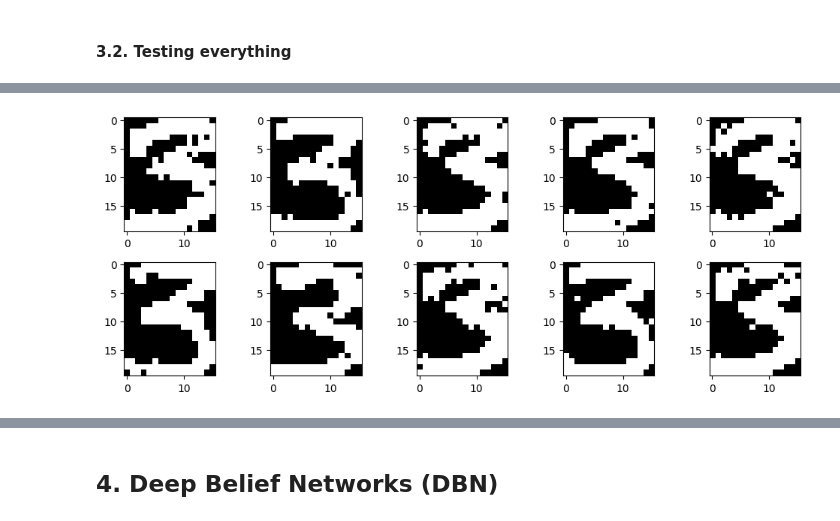
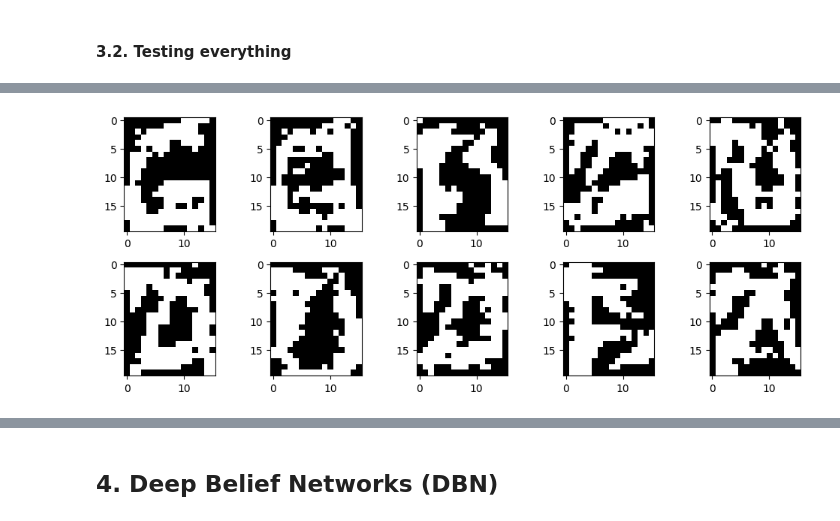
Before and after one commit to SebX-7879/Image_generation_DL2, a Jupyter notebook: projet_DL2_Seb.ipynb, the cells around one changed output, grey strips where cells are left out. Cells and saved outputs as stored; diff of their text form; code cells hidden in the pictures.

```diff
--- a/projet_DL2_Seb.ipynb
+++ b/projet_DL2_Seb.ipynb
@@ -225,18 +225,18 @@ def generer_image_RBM(trained_RBM, n_iter_gibbs = 10, n_samples=10):
     #plt.imshow(V[0].reshape(20,16), cmap='gray')
     for _ in range(n_iter_gibbs):
 
-        # # This
-        # H = entree_sortie_RBM(trained_RBM, V)
-        # V = sortie_entree_RBM(trained_RBM, H)
+        # This
+        H = entree_sortie_RBM(trained_RBM, V)
+        V = sortie_entree_RBM(trained_RBM, H)
 
-        ## or this
-        H = np.random.binomial(1, entree_sortie_RBM(trained_RBM, V))
-        V = np.random.binomial(1, sortie_entree_RBM(trained_RBM, H))
+        # ## or this
+        # H = np.random.binomial(1, entree_sortie_RBM(trained_RBM, V))
+        # V = np.random.binomial(1, sortie_entree_RBM(trained_RBM, H))
 
         # ## or this
         # H = np.array([1 if value >= 0.5 else 0 for row in entree_sortie_RBM(trained_RBM, V) for value in row]).reshape(n_samples, -1)
         # V = np.array([1 if value >= 0.5 else 0 for row in sortie_entree_RBM(trained_RBM, H) for value in row]).reshape(n_samples, -1)
-    # V = np.where(V > 0.5, 1, 0)
+    V = np.where(V > 0.5, 1, 0)
     #plt.imshow(V[0].reshape(20,16), cmap='gray')
     return V
 # %%
@@ -271,10 +271,10 @@ plot_loss(losses)
 # %%
-sampled_images = generer_image_RBM(RBM, n_iter_gibbs = 30, n_samples=10)
+sampled_images = generer_image_RBM(RBM, n_iter_gibbs = 300, n_samples=10)
 
 ## Plot the sampled images
 plot_mnist(sampled_images.reshape(-1,20,16)[:10], np.array(['']*10))
 # %% [output]
-[figure, old version]
+[figure, new version]
 # %%
 ## Plot true images from the training set
 plot_mnist(train_set[:10].reshape(-1,20,16), np.array(['']*10))
```
Also changed, not shown: parts of 18 cells of this notebook.
